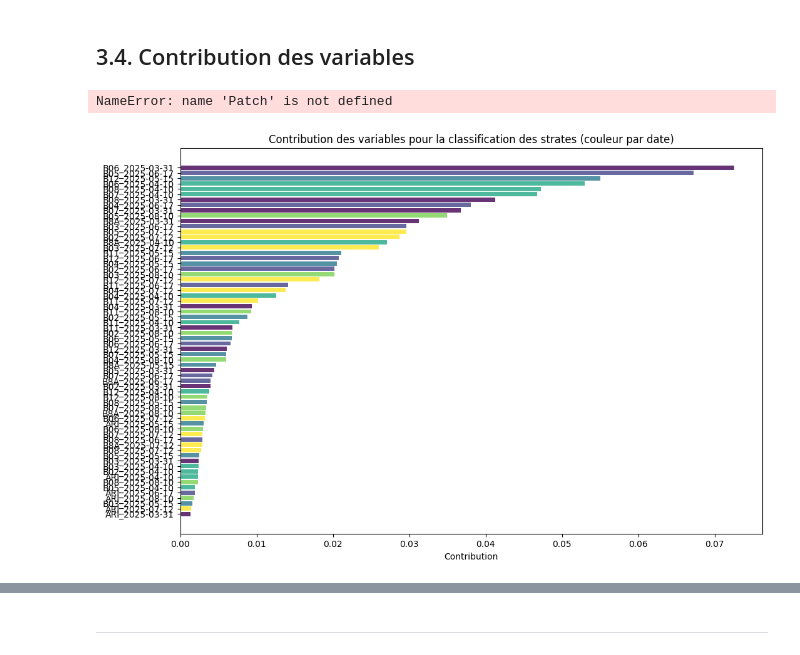
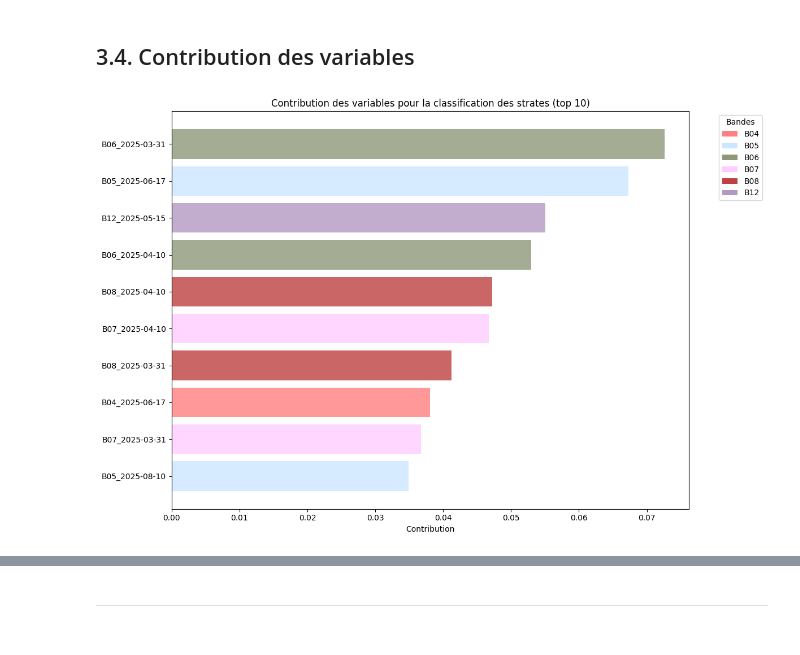
Before and after one commit to marion-billy/projet_telea_landes, a Jupyter notebook: projet_telea_BILLY_MARION.ipynb, the cells around one changed output, grey strips where cells are left out. Saved outputs shown, nothing was run; the diff lists cells and outputs as text; code cells hidden in the pictures.

```diff
--- a/projet_telea_BILLY_MARION.ipynb
+++ b/projet_telea_BILLY_MARION.ipynb
@@ -540,40 +484,43 @@ df_contributions = pd.DataFrame({
 
 # trier par contribution
 df_contributions.sort_values("contribution", ascending=False, inplace=True)
-# %%
-# AFFICHER QUE LES 15 PREMIERES
-import matplotlib.cm as cm
-import matplotlib.colors as mcolors
-
-# extraire la date depuis le nom des features
-df_contributions["date"] = df_contributions["feature"].apply(lambda x: x.split("_")[1])
-
-# créer une palette de couleurs pour les dates
-unique_dates = df_contributions["date"].unique()
-colors = cm.viridis(np.linspace(0, 1, len(unique_dates)))  # tu peux changer "viridis" par "tab10", "plasma", etc.
-date_color_map = dict(zip(unique_dates, colors))
-
-# couleur pour chaque barre
-bar_colors = df_contributions["date"].map(date_color_map)
-
-plt.figure(figsize=(12,8))
-plt.barh(
-    df_contributions["feature"],
-    df_contributions["contribution"],
-    color=df_contributions["date"].map(date_color_map),
-    alpha=0.8
-)
-plt.xlabel("Contribution")
-plt.title("Contribution des variables pour la classification des strates (couleur par date)")
-plt.gca().invert_yaxis()
-
-# légende
-#from matplotlib.patches import Patch
-legend_elements = [Patch(facecolor=date_color_map[d], label=d) for d in unique_dates]
-plt.legend(handles=legend_elements, title="Date", bbox_to_anchor=(1.05, 1), loc='upper left')
-plt.tight_layout()
-plt.show()
-# %% [output]
-NameError: name 'Patch' is not defined
-[figure, removed]
+# %%
+sentinel_colors = {
+    "B02": "#7fbbff",
+    "B03": "#7fff7f",
+    "B04": "#ff7f7f",
+    "B05": "#cce6ff",
+    "B06": "#8f9779",
+    "B07": "#ffccff",
+    "B08": "#bf4040",
+    "B8A": "#ff9966",
+    "B11": "#d1b280",
+    "B12": "#b399c2",
+    "ARI": "#e6c800"
+}
+# %%
+df_contributions["band"] = df_contributions["feature"].apply(lambda x: x.split("_")[0])
+band_order = ["B02","B03","B04","B05","B06","B07","B08","B8A","B11","B12","ARI"]
+df_top10 = df_contributions.head(10)
+
+plt.figure(figsize=(12,8))
+plt.barh(
+    df_top10["feature"],
+    df_top10["contribution"],
+    color=df_top10["band"].map(sentinel_colors),
+    alpha=0.8
+)
+plt.xlabel("Contribution")
+plt.title("Contribution des variables pour la classification des strates (top 10)")
+plt.gca().invert_yaxis()
+
+# créer la légende dans l'ordre défini
+present_bands = [b for b in band_order if b in df_top10["band"].values]
+legend_elements = [Patch(facecolor=sentinel_colors[b], label=b) for b in present_bands]
+plt.legend(handles=legend_elements, title="Bandes", bbox_to_anchor=(1.05, 1), loc='upper left')
+
+plt.tight_layout()
+plt.show()
+# %% [output]
+[figure, added]
 # %%
```
Also changed, not shown: parts of 29 cells of this notebook, 2 other files.
